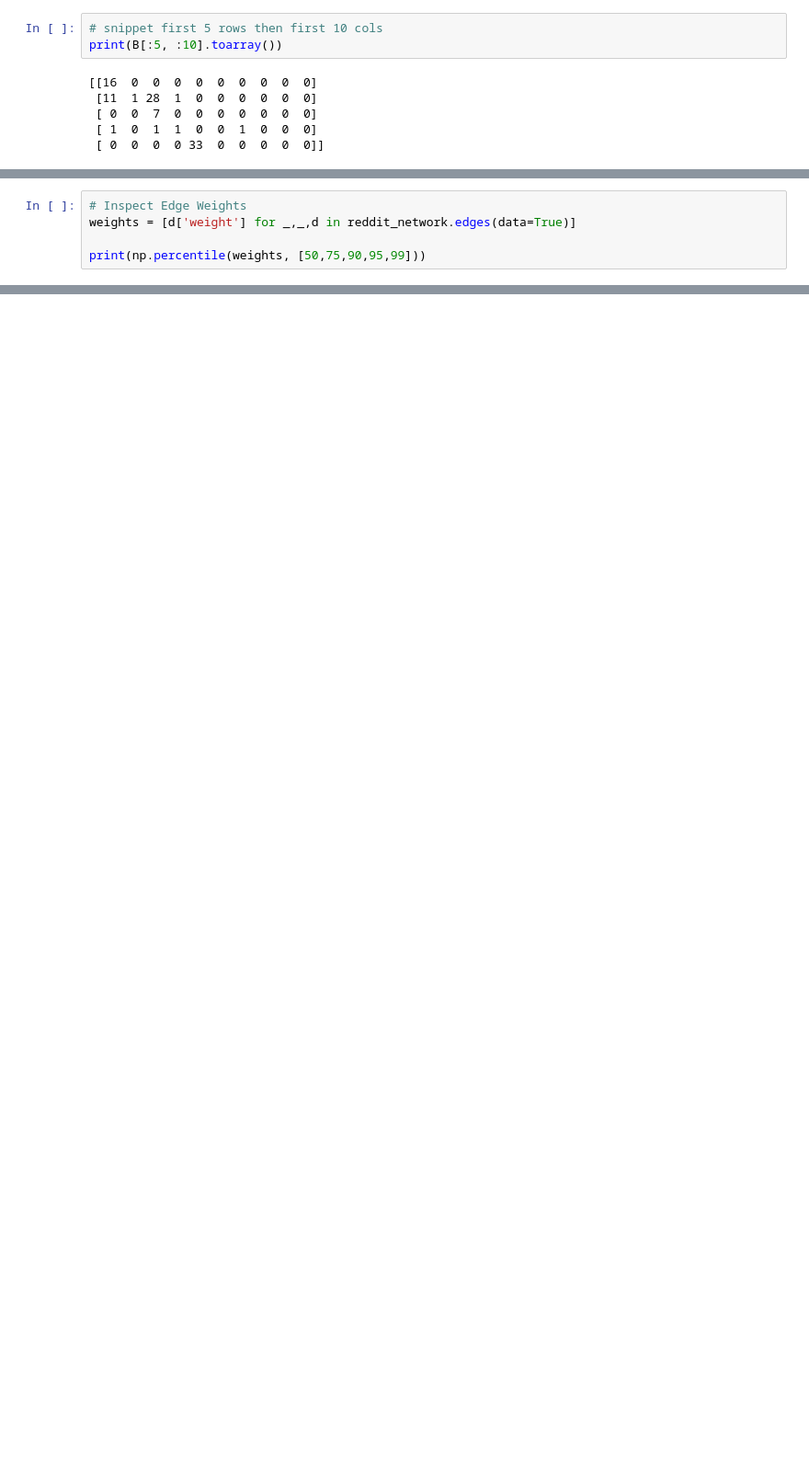
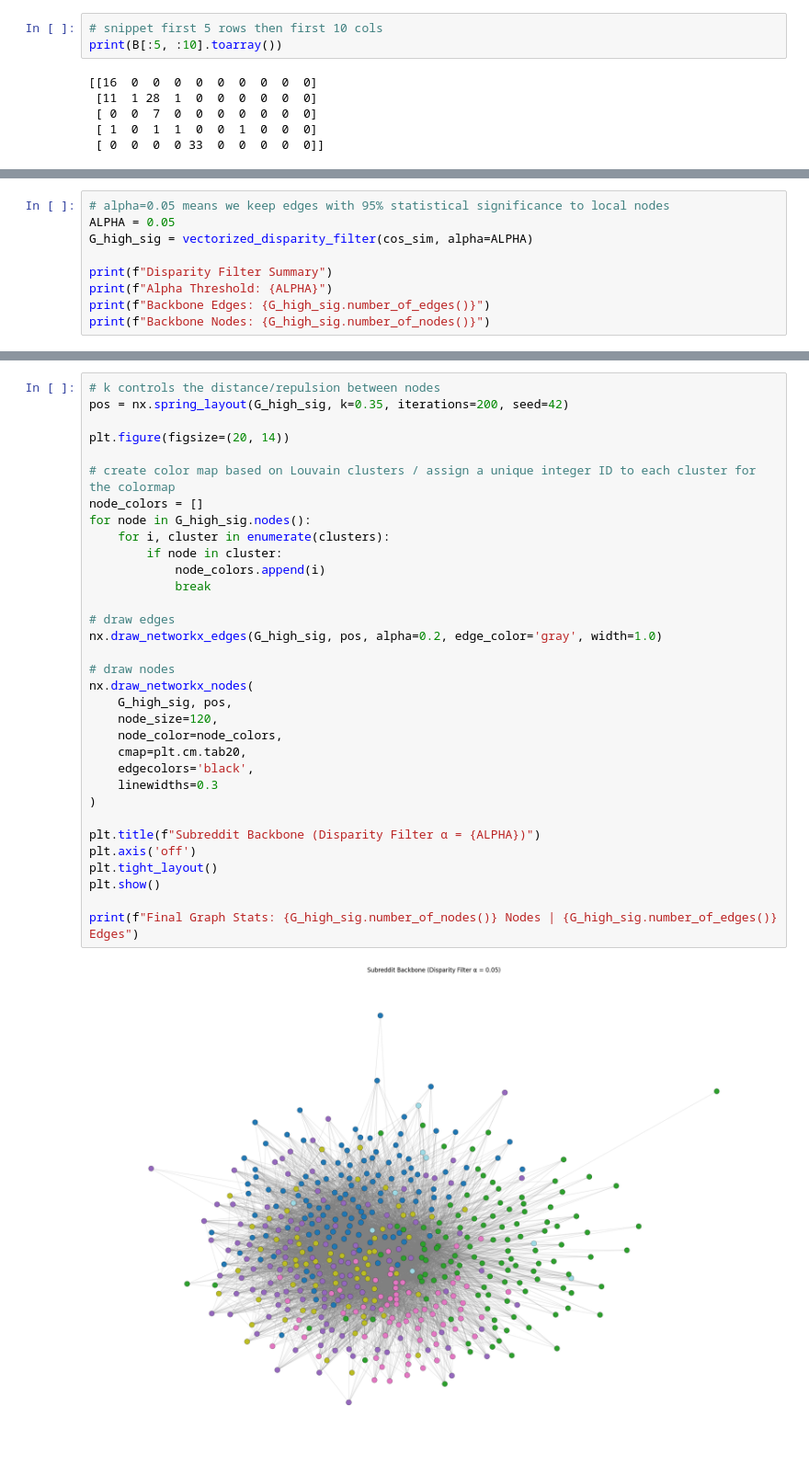
Before and after one commit to Donyl-Alcantara/Accesslab_MiniProject_Alcantara-Vocal, a Jupyter notebook: 04 Network Topology.ipynb, the cells around one changed output, grey strips where cells are left out. Shown at 92% size. Drawn from its saved outputs; the diff is of its cells as text; blank space fills up the shorter version.

```diff
--- a/04 Network Topology.ipynb
+++ b/04 Network Topology.ipynb
@@ -1705,5 +812,0 @@ reddit_network_pruned = nx.relabel_nodes(reddit_network_pruned, mapping)
-# %%
-# Inspect Edge Weights
-weights = [d['weight'] for _,_,d in reddit_network.edges(data=True)]
-
-print(np.percentile(weights, [50,75,90,95,99]))
@@ -1957,0 +928,9 @@ plt.show()
+# %%
+# alpha=0.05 means we keep edges with 95% statistical significance to local nodes
+ALPHA = 0.05
+G_high_sig = vectorized_disparity_filter(cos_sim, alpha=ALPHA)
+
+print(f"Disparity Filter Summary")
+print(f"Alpha Threshold: {ALPHA}")
+print(f"Backbone Edges: {G_high_sig.number_of_edges()}")
+print(f"Backbone Nodes: {G_high_sig.number_of_nodes()}")
@@ -1957,0 +957,35 @@ plt.show()
+# %%
+# k controls the distance/repulsion between nodes
+pos = nx.spring_layout(G_high_sig, k=0.35, iterations=200, seed=42)
+
+plt.figure(figsize=(20, 14))
+
+# create color map based on Louvain clusters / assign a unique integer ID to each cluster for the colormap
+node_colors = []
+for node in G_high_sig.nodes():
+    for i, cluster in enumerate(clusters):
+        if node in cluster:
+            node_colors.append(i)
+            break
+
+# draw edges
+nx.draw_networkx_edges(G_high_sig, pos, alpha=0.2, edge_color='gray', width=1.0)
+
+# draw nodes
+nx.draw_networkx_nodes(
+    G_high_sig, pos,
+    node_size=120,
+    node_color=node_colors,
+    cmap=plt.cm.tab20,
+    edgecolors='black',
+    linewidths=0.3
+)
+
+plt.title(f"Subreddit Backbone (Disparity Filter α = {ALPHA})")
+plt.axis('off')
+plt.tight_layout()
+plt.show()
+
+print(f"Final Graph Stats: {G_high_sig.number_of_nodes()} Nodes | {G_high_sig.number_of_edges()} Edges")
+# %% [output]
+[figure, added]
```
Also changed, not shown: parts of 76 cells of this notebook.
